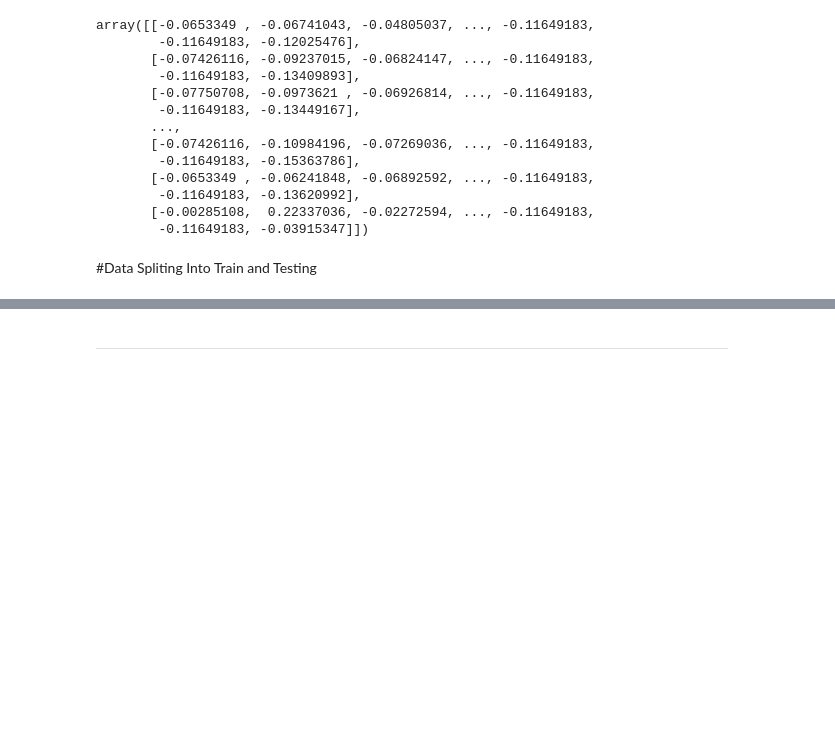
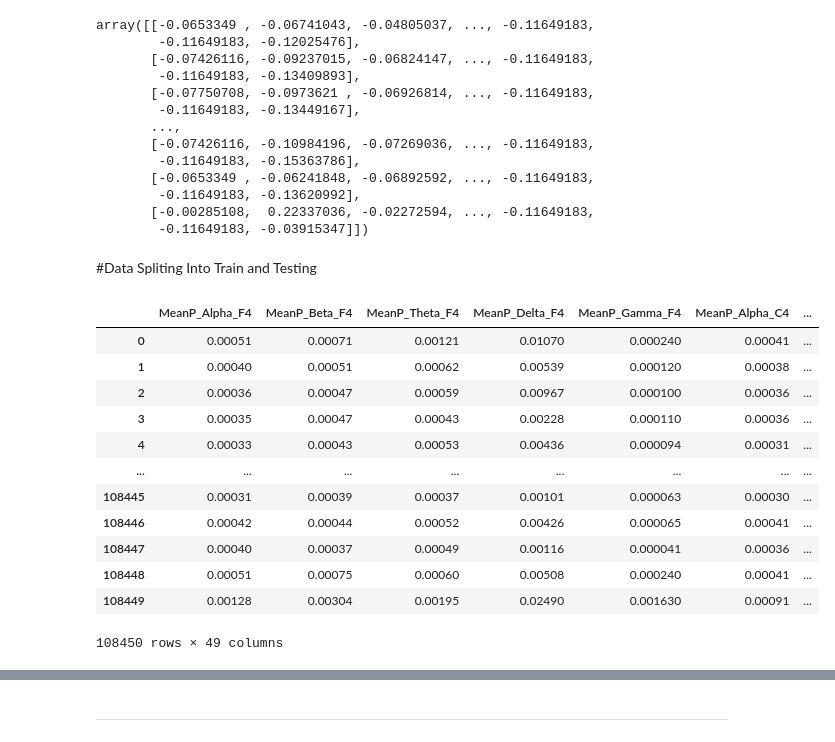
Before and after one commit to RafsanJany-44/ARC_5SSC_Experiment, a Jupyter notebook: SleepStage_EEG_EXperiment.ipynb, the cells around one changed output, grey strips where cells are left out. Saved outputs shown, nothing was run; the diff lists cells and outputs as text; code cells hidden in the pictures; blank space fills up the shorter version.

```diff
--- a/SleepStage_EEG_EXperiment.ipynb
+++ b/SleepStage_EEG_EXperiment.ipynb
@@ -280,3 +276,19 @@ array([[-0.0653349 , -0.06741043, -0.04805037, ..., -0.11649183,
         -0.11649183, -0.03915347]])
 # %% [markdown]
 #Data Spliting Into Train and Testing
+# %%
+X_new
+# %% [output]
+|  | MeanP_Alpha_F4 | MeanP_Beta_F4 | MeanP_Theta_F4 | MeanP_Delta_F4 | MeanP_Gamma_F4 | MeanP_Alpha_C4 | ... |
+| 0 | 0.00051 | 0.00071 | 0.00121 | 0.01070 | 0.000240 | 0.00041 | ... |
+| 1 | 0.00040 | 0.00051 | 0.00062 | 0.00539 | 0.000120 | 0.00038 | ... |
+| 2 | 0.00036 | 0.00047 | 0.00059 | 0.00967 | 0.000100 | 0.00036 | ... |
+| 3 | 0.00035 | 0.00047 | 0.00043 | 0.00228 | 0.000110 | 0.00036 | ... |
+| 4 | 0.00033 | 0.00043 | 0.00053 | 0.00436 | 0.000094 | 0.00031 | ... |
+| ... | ... | ... | ... | ... | ... | ... | ... |
+| 108445 | 0.00031 | 0.00039 | 0.00037 | 0.00101 | 0.000063 | 0.00030 | ... |
+| 108446 | 0.00042 | 0.00044 | 0.00052 | 0.00426 | 0.000065 | 0.00041 | ... |
+| 108447 | 0.00040 | 0.00037 | 0.00049 | 0.00116 | 0.000041 | 0.00036 | ... |
+| 108448 | 0.00051 | 0.00075 | 0.00060 | 0.00508 | 0.000240 | 0.00041 | ... |
+| 108449 | 0.00128 | 0.00304 | 0.00195 | 0.02490 | 0.001630 | 0.00091 | ... |
+108450 rows × 49 columns
```
Also changed, not shown: parts of 22 cells of this notebook.
